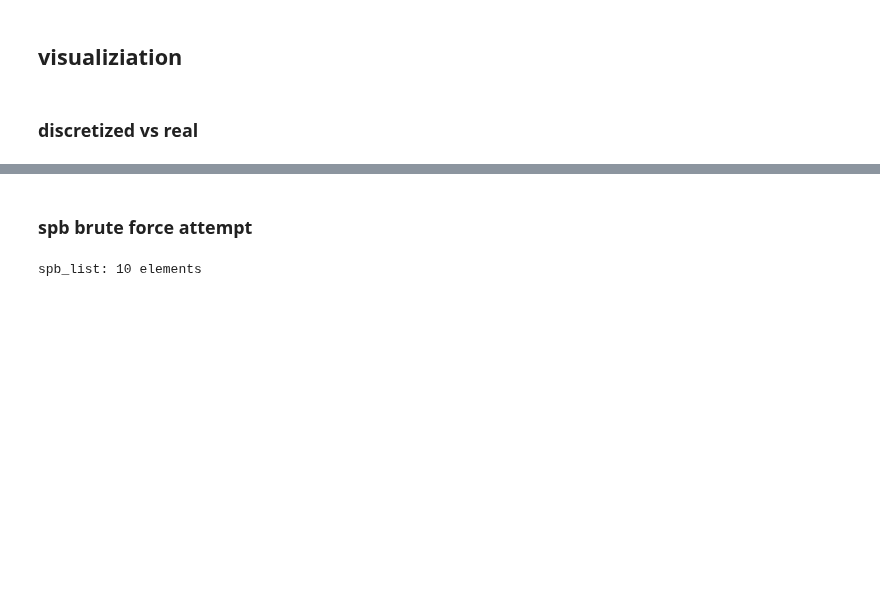
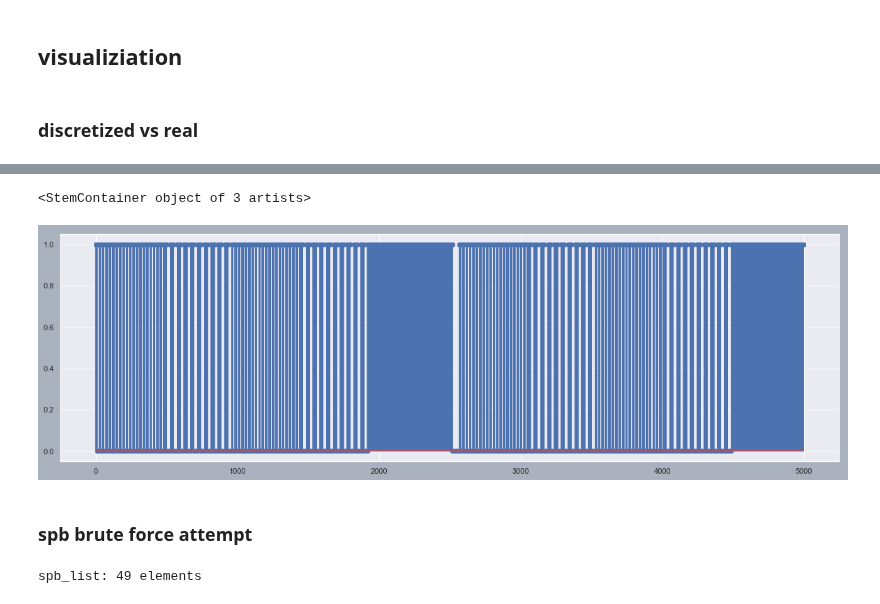
Before and after one commit to tjbergst/data-parsing, a Jupyter notebook: code-parser-translation.ipynb, the cells around one changed output, grey strips where cells are left out. Saved outputs shown, nothing was run; the diff lists cells and outputs as text; code cells hidden in the pictures; blank space fills up the shorter version.

```diff
--- a/code-parser-translation.ipynb
+++ b/code-parser-translation.ipynb
@@ -378,6 +483,9 @@ stop = 1060
 # %%
-plt.figure(figsize=(20,6))
+plt.figure(figsize=(25,6))
 plt.stem(DP.raw_data[start*DP.spb:stop*DP.spb])
+# %% [output]
+<StemContainer object of 3 artists>
+[figure, added]
 # %%
 plt.figure(figsize=(20,6))
 plt.stem(DP.discretized_array[start:stop])
@@ -386,10 +494,10 @@ plt.stem(DP.discretized_array[start:stop])
 # %%
 from collections import Counter
 # %%
-spb_list = [i for i in range(90, 100, 1)]
+spb_list = [i for i in range(1, 50, 1)]
 print(f'spb_list: {len(spb_list)} elements')
 # %% [output]
-spb_list: 10 elements
+spb_list: 49 elements
 # %%
 result_dict = {}
 
```
Also changed, not shown: parts of 21 cells of this notebook.
